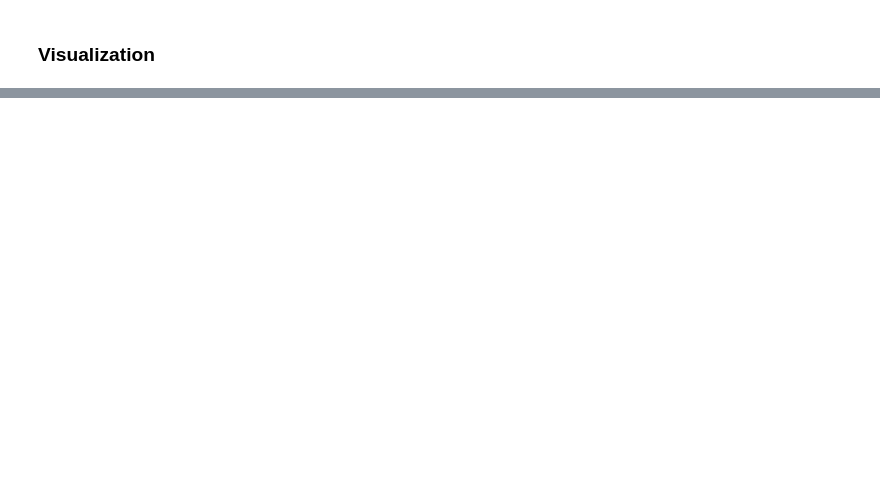
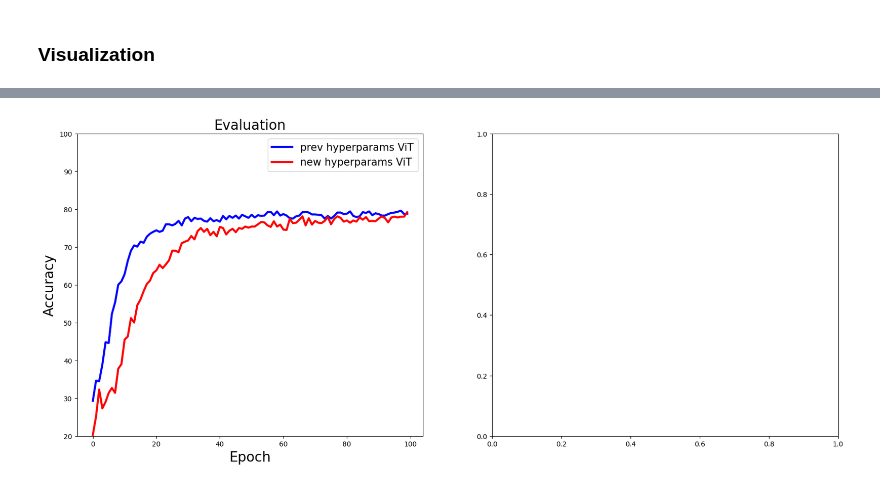
Before and after one commit to abs-git/Eye_written_character_preprocessing, a Jupyter notebook: eog_classification_v2/experiments/experiment3.ipynb, the cells around one changed output, grey strips where cells are left out. Saved outputs shown, nothing was run; the diff lists cells and outputs as text; code cells hidden in the pictures; blank space fills up the shorter version.

```diff
--- a/eog_classification_v2/experiments/experiment3.ipynb
+++ b/eog_classification_v2/experiments/experiment3.ipynb
@@ -121,2 +220,7 @@ with open(save_path + 'experiment3_Hybrid_results.json', 'w') as f:
+# %%
+# save the result
+
+with open(save_path + 'experiment3_all_new_params_results.json', 'w') as f:
+    json.dump(dict(vit_all_result),f)
 # %% [markdown]
 ### Visualization
@@ -127,0 +227,20 @@ bybrid_dict = json.dumps(save_path + 'experiment3_Hybrid_results.json')
+# %%
+save_path = '/home/donghyun/eye_writing_classification/experiments/save/'
+
+with open(save_path+'experiment3_all_prev_params_results.json') as f:
+    all_prev_results = json.load(f)
+
+with open(save_path+'experiment3_all_new_params_results.json') as f:
+    all_new_results = json.load(f)
+# %%
+prev_test_acc = []
+new_test_acc = []
+for t in range(10):
+    key = str(t)
+    prev = list(map(int, all_prev_results[key][2]))
+    new = list(map(int, all_new_results[key][2]))
+    prev_test_acc.append(prev)
+    new_test_acc.append(new)
+
+prev_avg_results = np.array(prev_test_acc).mean(axis=0)
+new_avg_results  =np.array(new_test_acc).mean(axis=0)
@@ -127,0 +263,21 @@ bybrid_dict = json.dumps(save_path + 'experiment3_Hybrid_results.json')
+# %%
+import matplotlib.pyplot as plt
+
+fig, axes = plt.subplots(1,2, figsize = (20,8))
+
+# test accuracy
+axes[0].plot(prev_avg_results, c = 'b', linestyle = 'solid', linewidth = 3)
+axes[0].plot(new_avg_results, c = 'r', linestyle = 'solid', linewidth = 3)
+
+axes[0].set_ylim(20,100)
+
+axes[0].set_title("Evaluation", fontsize=20)
+axes[0].set_xlabel('Epoch', fontsize = 20)
+axes[0].set_ylabel('Accuracy', fontsize = 20)
+
+axes[0].legend(['prev hyperparams ViT', 'new hyperparams ViT'], fontsize = 15)
+
+# plot
+plt.show()
+# %% [output]
+[figure, added]
```
Also changed, not shown: parts of 15 cells of this notebook, 6 other files.
